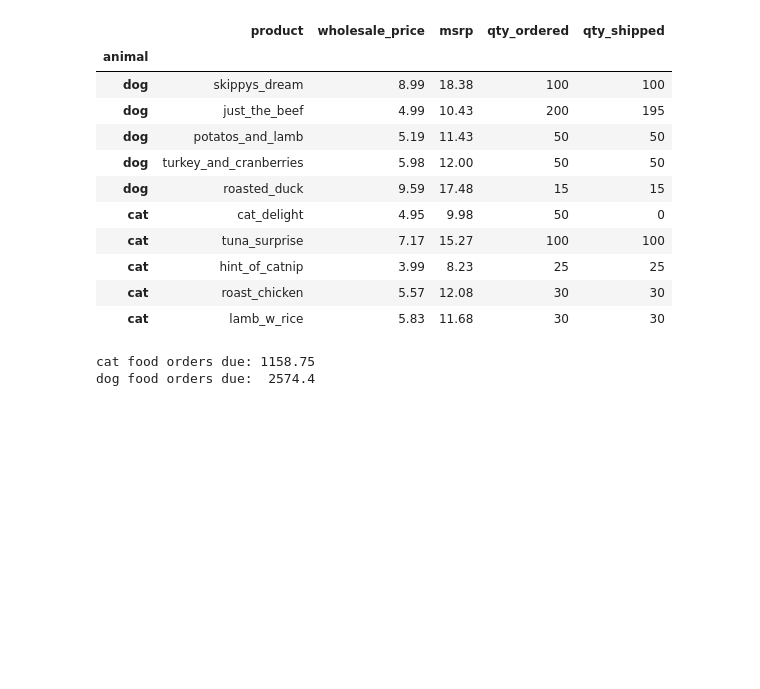
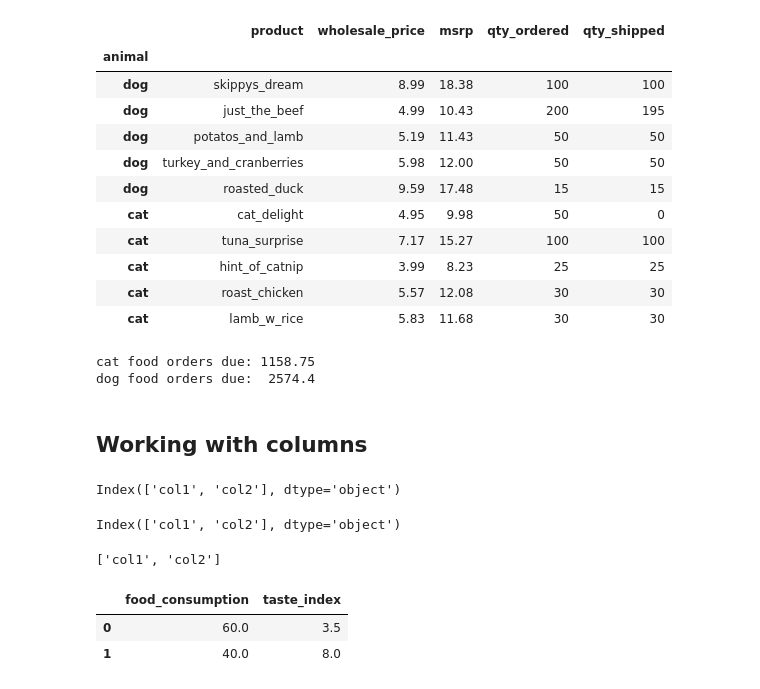
Before and after one commit to mlhudson1/CIDM4310-70_Pandas, a Jupyter notebook: Chapter2.ipynb, the cells around one changed output. Saved outputs shown, nothing was run; the diff lists cells and outputs as text; code cells hidden in the pictures; blank space fills up the shorter version.

Commit message:
Ch.2 - Working with columns

```diff
--- a/Chapter2.ipynb
+++ b/Chapter2.ipynb
@@ -322,3 +322,27 @@ print ('cat food orders due:',orders.loc['cat','net_due'].sum(),'\ndog food orde
 # %% [output]
 cat food orders due: 1158.75
 dog food orders due:  2574.4
+# %% [markdown]
+## Working with columns
+# %%
+food_taste = pd.DataFrame(data=np.array([[60,3.5],[40,8]]), columns= ['col1','col2'])
+food_taste.columns
+# %% [output]
+Index(['col1', 'col2'], dtype='object')
+# %%
+food_columns = food_taste.columns
+food_columns
+# %% [output]
+Index(['col1', 'col2'], dtype='object')
+# %%
+food_columns = list(food_columns)
+food_columns
+# %% [output]
+['col1', 'col2']
+# %%
+food_taste.rename({'col1':'food_consumption','col2': 'taste_index'}, axis = 1, inplace = True)
+food_taste
+# %% [output]
+|  | food_consumption | taste_index |
+| 0 | 60.0 | 3.5 |
+| 1 | 40.0 | 8.0 |
```
Also changed, not shown: parts of 1 cell of this notebook.
